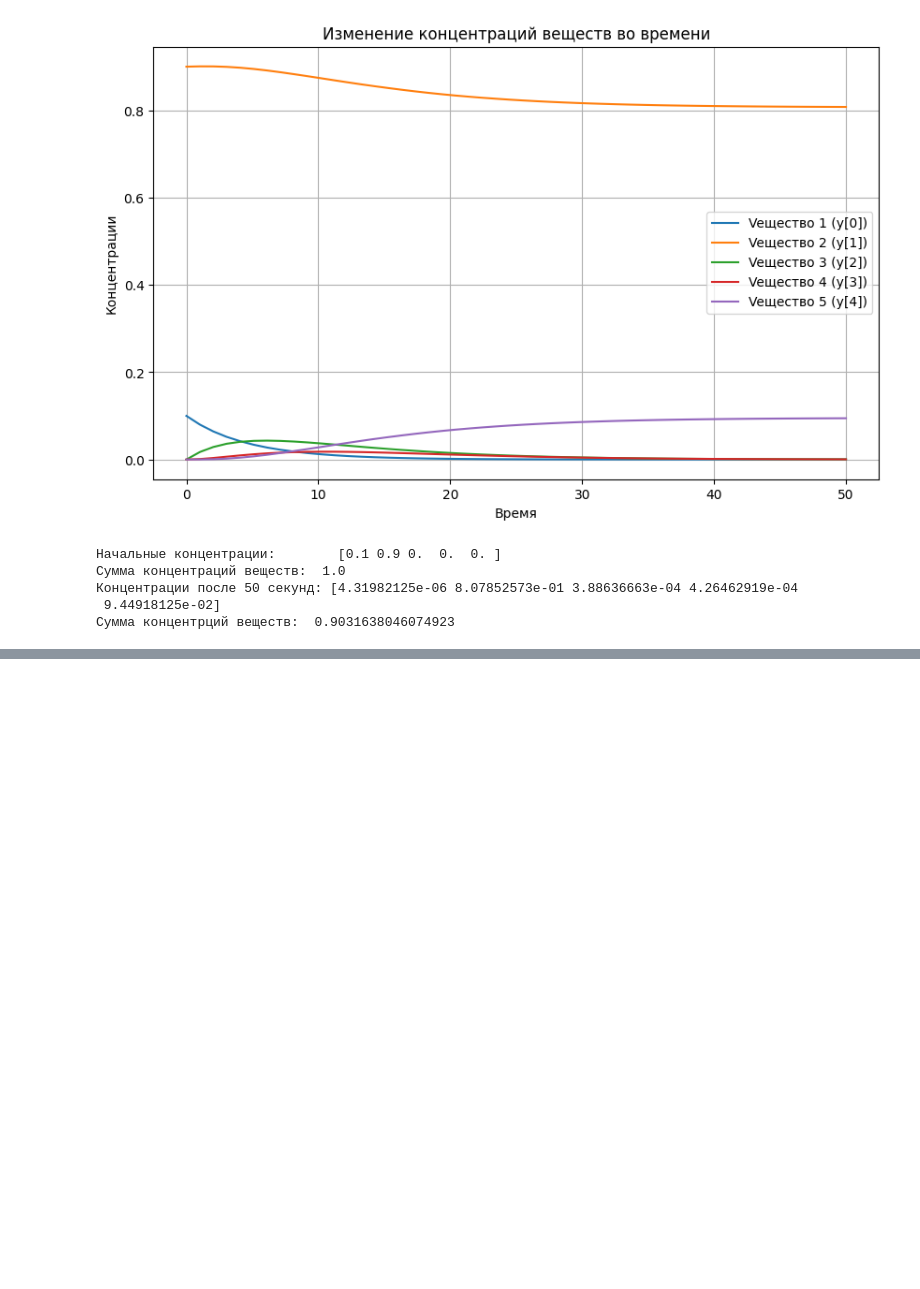
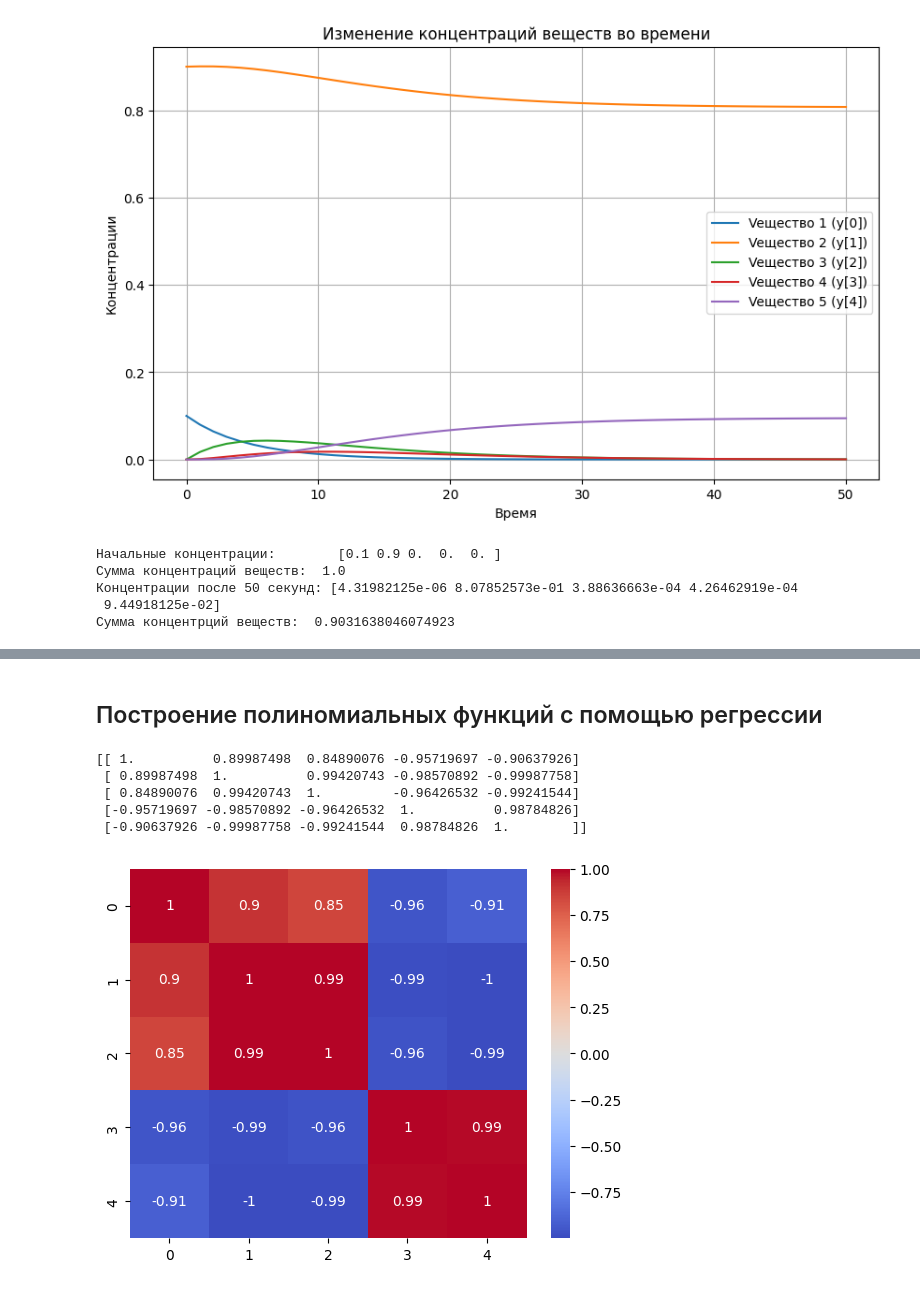
Before and after one commit to Lirik-17/Chemistry, a Jupyter notebook: My_chem_gen/Задача Бориса.ipynb, the cells around one changed output, grey strips where cells are left out. Cells and saved outputs as stored; diff of their text form; code cells hidden in the pictures; blank space fills up the shorter version.

```diff
--- a/My_chem_gen/Задача Бориса.ipynb
+++ b/My_chem_gen/Задача Бориса.ipynb
@@ -297,0 +340,14 @@ print("Сумма концентрций веществ: ", sum(sol.y[:, vr_time
+# %% [markdown]
+## Построение полиномиальных функций с помощью регрессии
+# %%
+corr_matrix = np.corrcoef(sol.y)
+print(corr_matrix)
+sns.heatmap(corr_matrix, annot=True, cmap='coolwarm')
+plt.show()
+# %% [output]
+[[ 1.          0.89987498  0.84890076 -0.95719697 -0.90637926]
+ [ 0.89987498  1.          0.99420743 -0.98570892 -0.99987758]
+ [ 0.84890076  0.99420743  1.         -0.96426532 -0.99241544]
+ [-0.95719697 -0.98570892 -0.96426532  1.          0.98784826]
+ [-0.90637926 -0.99987758 -0.99241544  0.98784826  1.        ]]
+[figure, added]
```
Also changed, not shown: parts of 12 cells of this notebook, 1 other file.
